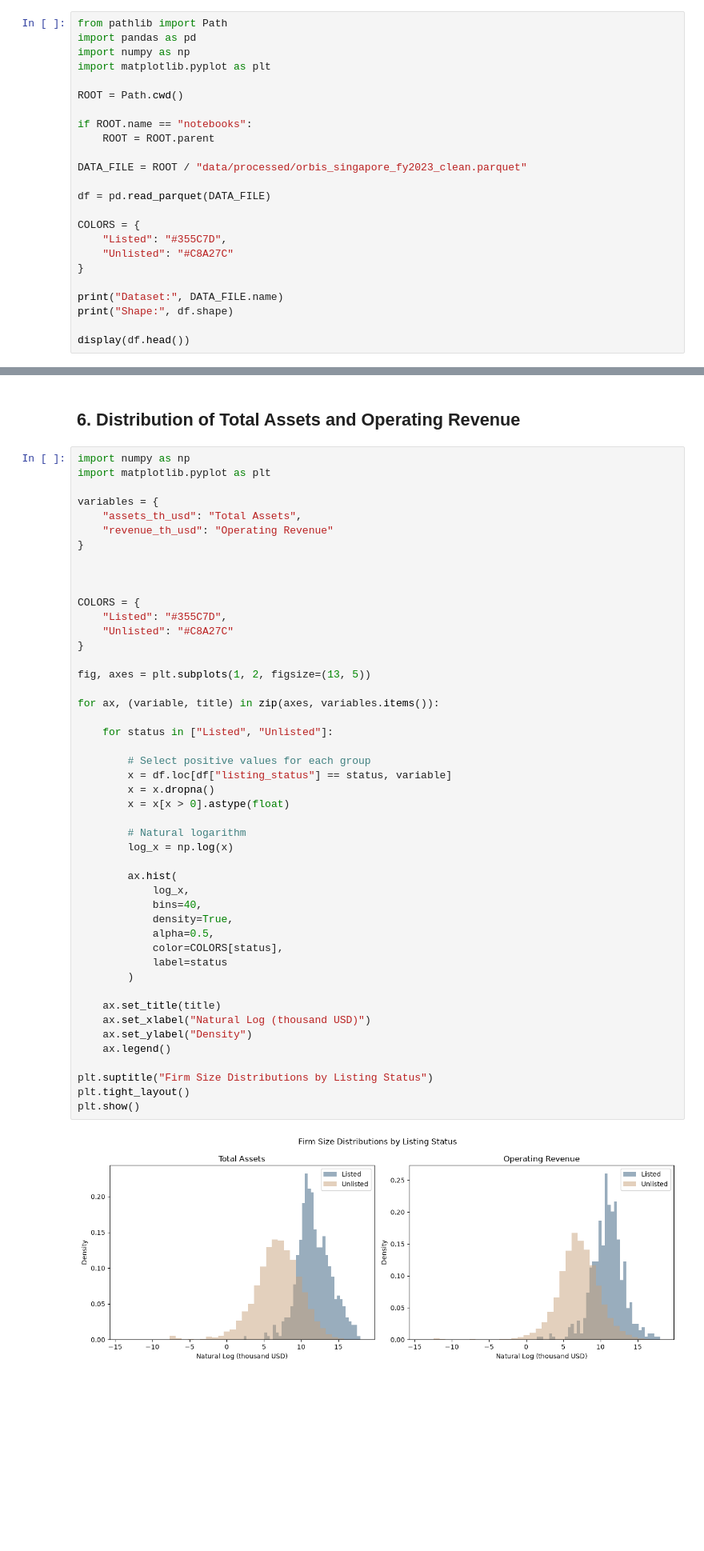
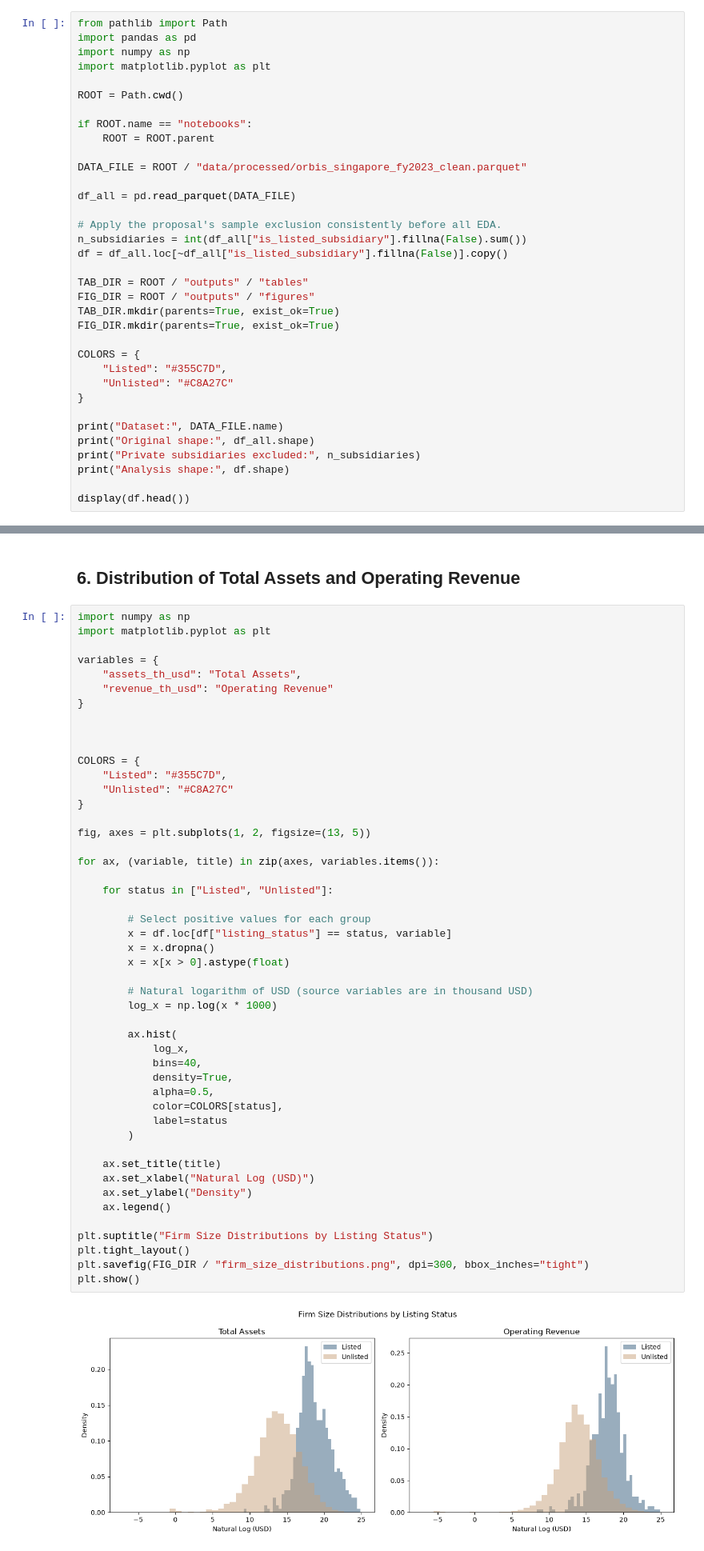
Before and after one commit to mljiang2026-oss/ds607-singapore-firm-size, a Jupyter notebook: notebooks/01_eda.ipynb, the cells around one changed output, grey strips where cells are left out. Shown at 80% size. Cells and saved outputs as stored; diff of their text form; blank space fills up the shorter version.

Commit message:
Fix analysis pipeline and align EDA outputs

```diff
--- a/notebooks/01_eda.ipynb
+++ b/notebooks/01_eda.ipynb
@@ -15,7 +15,16 @@ if ROOT.name == "notebooks":
 
 DATA_FILE = ROOT / "data/processed/orbis_singapore_fy2023_clean.parquet"
 
-df = pd.read_parquet(DATA_FILE)
+df_all = pd.read_parquet(DATA_FILE)
+
+# Apply the proposal's sample exclusion consistently before all EDA.
+n_subsidiaries = int(df_all["is_listed_subsidiary"].fillna(False).sum())
+df = df_all.loc[~df_all["is_listed_subsidiary"].fillna(False)].copy()
+
+TAB_DIR = ROOT / "outputs" / "tables"
+FIG_DIR = ROOT / "outputs" / "figures"
+TAB_DIR.mkdir(parents=True, exist_ok=True)
+FIG_DIR.mkdir(parents=True, exist_ok=True)
 
 COLORS = {
     "Listed": "#355C7D",
@@ -23,7 +32,9 @@ COLORS = {
 }
 
 print("Dataset:", DATA_FILE.name)
-print("Shape:", df.shape)
+print("Original shape:", df_all.shape)
+print("Private subsidiaries excluded:", n_subsidiaries)
+print("Analysis shape:", df.shape)
 
 display(df.head())
 # %% [output]
@@ -326,37 +344,38 @@ COLORS = {
 
 fig, axes = plt.subplots(1, 2, figsize=(13, 5))
 
 for ax, (variable, title) in zip(axes, variables.items()):
 
     for status in ["Listed", "Unlisted"]:
 
         # Select positive values for each group
         x = df.loc[df["listing_status"] == status, variable]
         x = x.dropna()
         x = x[x > 0].astype(float)
 
-        # Natural logarithm
-        log_x = np.log(x)
+        # Natural logarithm of USD (source variables are in thousand USD)
+        log_x = np.log(x * 1000)
 
         ax.hist(
             log_x,
             bins=40,
             density=True,
             alpha=0.5,
             color=COLORS[status],
             label=status
         )
 
     ax.set_title(title)
-    ax.set_xlabel("Natural Log (thousand USD)")
+    ax.set_xlabel("Natural Log (USD)")
     ax.set_ylabel("Density")
     ax.legend()
 
 plt.suptitle("Firm Size Distributions by Listing Status")
 plt.tight_layout()
+plt.savefig(FIG_DIR / "firm_size_distributions.png", dpi=300, bbox_inches="tight")
 plt.show()
 # %% [output]
-[figure, old version]
+[figure, new version]
 # %% [markdown]
 The histograms show that listed firms generally have higher total assets and operating revenue than unlisted firms. Both listed-firm distributions are shifted to the right on the natural-log scale, indicating larger typical firm sizes.
 
```
Also changed, not shown: parts of 18 cells of this notebook, 17 other files.
